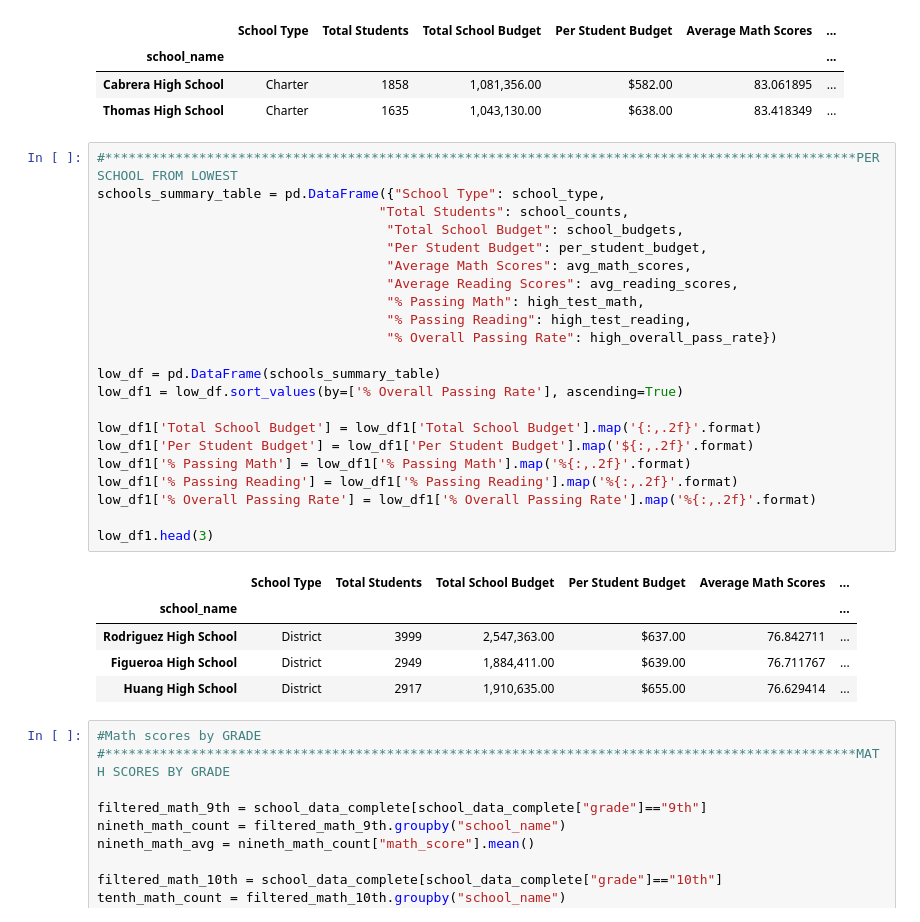
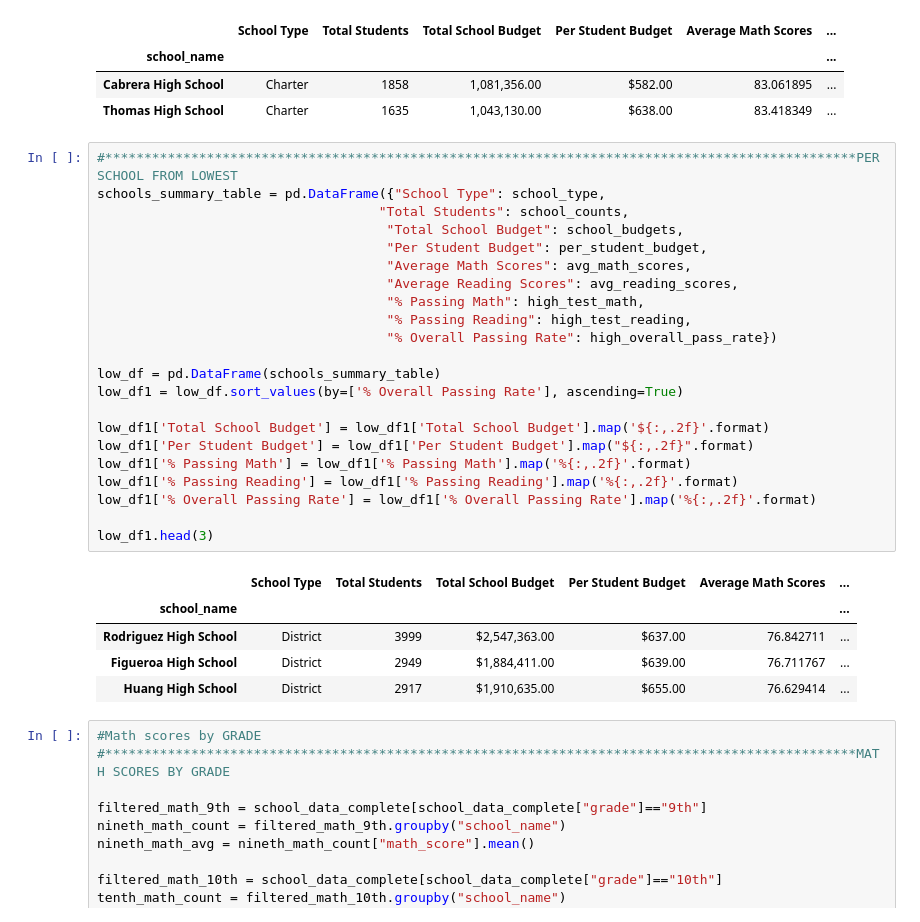
Before and after one commit to ramosconde/05-Matplotlib, a Jupyter notebook: 4-Numpy-Pandas Homework/Numpy_Pandas_Homework.ipynb, the cells around one changed output. Cells and saved outputs as stored; diff of their text form.

```diff
--- a/4-Numpy-Pandas Homework/Numpy_Pandas_Homework.ipynb
+++ b/4-Numpy-Pandas Homework/Numpy_Pandas_Homework.ipynb
@@ -131,31 +131,31 @@ high_df1.head(2)
 # %%
 #************************************************************************************************PER SCHOOL FROM LOWEST
 schools_summary_table = pd.DataFrame({"School Type": school_type,
                                     "Total Students": school_counts,
                                      "Total School Budget": school_budgets,
                                      "Per Student Budget": per_student_budget,
                                      "Average Math Scores": avg_math_scores,
                                      "Average Reading Scores": avg_reading_scores,
                                      "% Passing Math": high_test_math,
                                      "% Passing Reading": high_test_reading,
                                      "% Overall Passing Rate": high_overall_pass_rate})
 
 low_df = pd.DataFrame(schools_summary_table)
 low_df1 = low_df.sort_values(by=['% Overall Passing Rate'], ascending=True)
 
-low_df1['Total School Budget'] = low_df1['Total School Budget'].map('{:,.2f}'.format)
-low_df1['Per Student Budget'] = low_df1['Per Student Budget'].map('${:,.2f}'.format)
+low_df1['Total School Budget'] = low_df1['Total School Budget'].map('${:,.2f}'.format)
+low_df1['Per Student Budget'] = low_df1['Per Student Budget'].map("${:,.2f}".format)
 low_df1['% Passing Math'] = low_df1['% Passing Math'].map('%{:,.2f}'.format)
 low_df1['% Passing Reading'] = low_df1['% Passing Reading'].map('%{:,.2f}'.format)
 low_df1['% Overall Passing Rate'] = low_df1['% Overall Passing Rate'].map('%{:,.2f}'.format)
 
 low_df1.head(3)
 # %% [output]
 |  | School Type | Total Students | Total School Budget | Per Student Budget | Average Math Scores | ... |
 | school_name |  |  |  |  |  | ... |
-| Rodriguez High School | District | 3999 | 2,547,363.00 | $637.00 | 76.842711 | ... |
-| Figueroa High School | District | 2949 | 1,884,411.00 | $639.00 | 76.711767 | ... |
-| Huang High School | District | 2917 | 1,910,635.00 | $655.00 | 76.629414 | ... |
+| Rodriguez High School | District | 3999 | $2,547,363.00 | $637.00 | 76.842711 | ... |
+| Figueroa High School | District | 2949 | $1,884,411.00 | $639.00 | 76.711767 | ... |
+| Huang High School | District | 2917 | $1,910,635.00 | $655.00 | 76.629414 | ... |
 # %%
 #Math scores by GRADE
 #************************************************************************************************MATH SCORES BY GRADE
```
Also changed, not shown: parts of 2 cells of this notebook.
